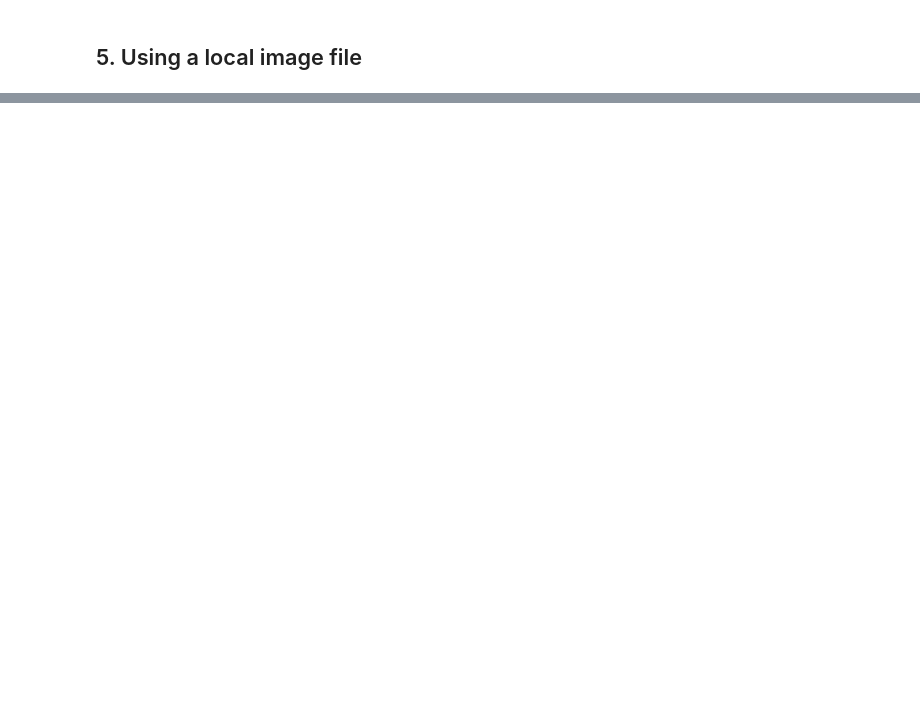
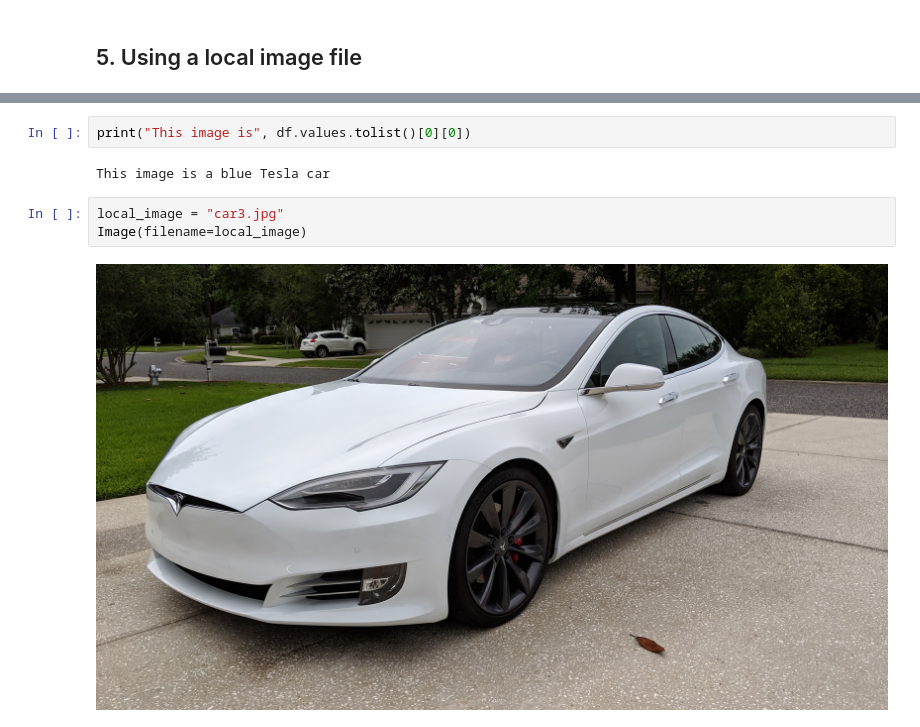
Before and after one commit to retkowsky/visual-search-azureAI, a Jupyter notebook: 1. Vectors embeddings with Azure Computer Vision.ipynb, the cells around one changed output, grey strips where cells are left out. Drawn from its saved outputs; the diff is of its cells as text; blank space fills up the shorter version.

```diff
--- a/1. Vectors embeddings with Azure Computer Vision.ipynb
+++ b/1. Vectors embeddings with Azure Computer Vision.ipynb
@@ -437,0 +461,9 @@ This image is a red tesla car
+# %%
+print("This image is", df.values.tolist()[0][0])
+# %% [output]
+This image is a blue Tesla car
+# %%
+local_image = "car3.jpg"
+Image(filename=local_image)
+# %% [output]
+[figure, added]
```
Also changed, not shown: parts of 40 cells of this notebook, 2 other files.
